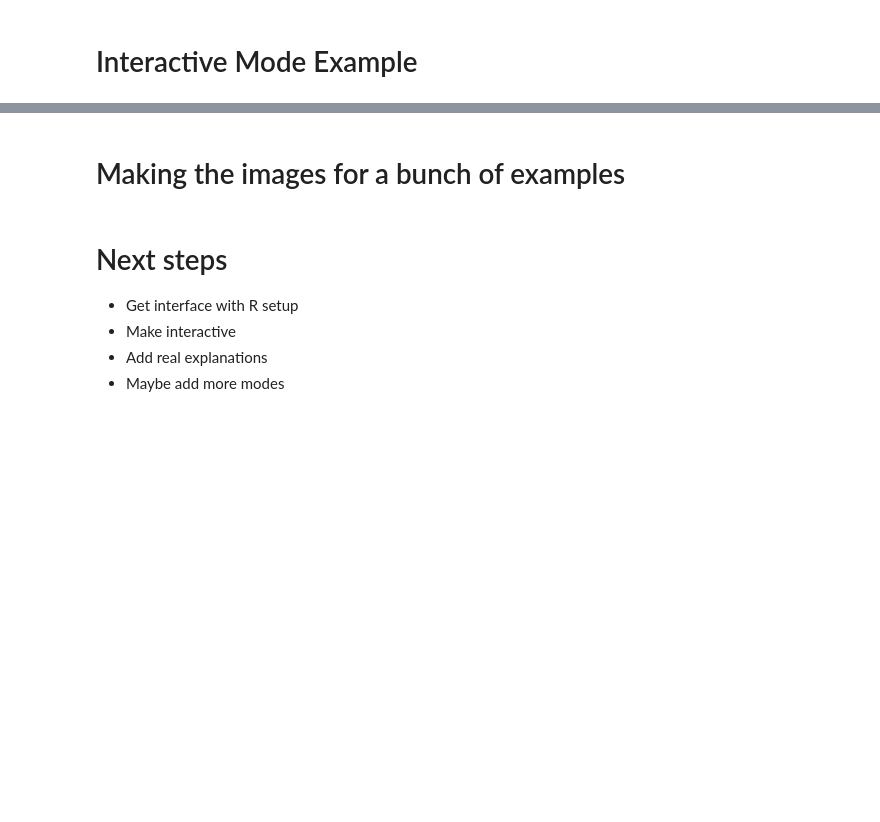
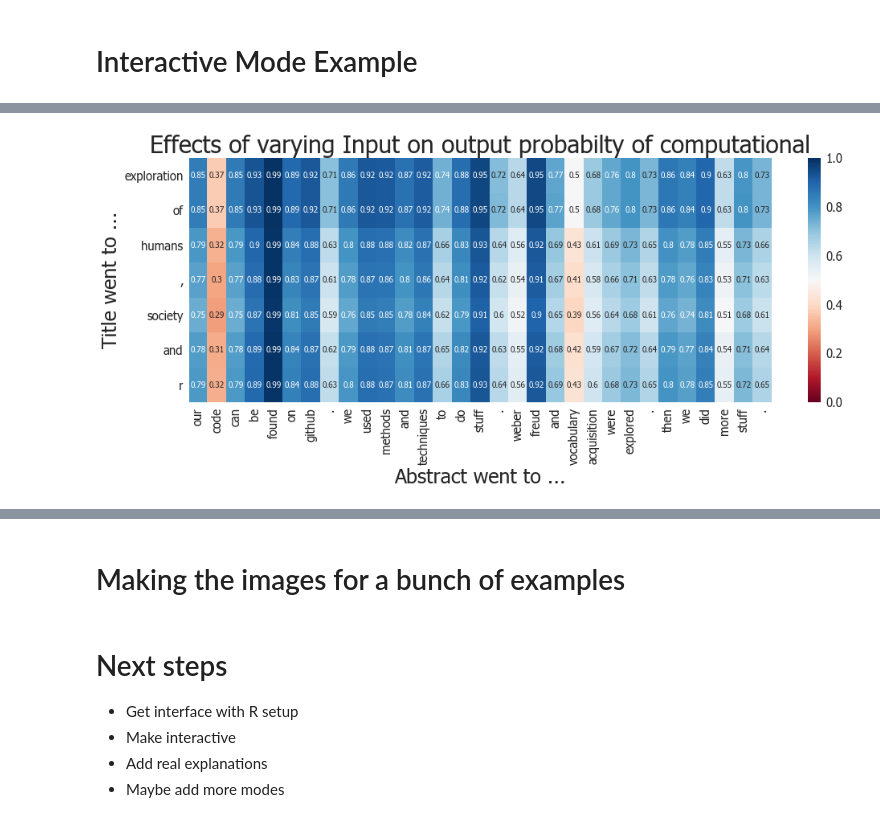
Before and after one commit to dataviz-sp18/fp-reid-mcilroy-young, a Jupyter notebook: Presentation.ipynb, the cells around one changed output, grey strips where cells are left out. Cells and saved outputs as stored; diff of their text form; code cells hidden in the pictures; blank space fills up the shorter version.

```diff
--- a/Presentation.ipynb
+++ b/Presentation.ipynb
@@ -46,10 +16,3 @@ Current interfaces:
 [Word2Vec visual](http://shiny.reidmcy.com/int/)
 
 [Records inspector](http://shiny.reidmcy.com/ntg/)
-# %%
-title = "Exploration of computers, tech and R"
-abstract = 'We used R and Python to do stuff. Then we did more stuff. Our code can be found on Github'
-w2vPath = 'w2v/w2v.bin'
-modelFname = 'data/BiRNN-2-128-260.pt'
-
-%lprun -f simple_id.makeVarArray a = simple_id.makeVarArray(title, abstract, w2vPath, modelFname)
@@ -212,13 +176,14 @@ print(float(pred['probPos']))
 # %%
-predA = makeVaryingArray(exampleDict, Net, w2v)
+predA = simple_id.makeVarArray(title, abstract,w2vPath, modelFname)
 fig, ax = plt.subplots(figsize = (15, 7))
-seaborn.heatmap(predA, ax = ax, vmin=0, vmax=1, cmap='RdBu', annot=True)
+seaborn.heatmap(predA, ax = ax, vmin=0, vmax=1, cmap='RdBu', annot=True, annot_kws={"size":10})
 ax.set_ylabel('Title went to ...')
 ax.set_xlabel('Abstract went to ...')
-ax.set_yticklabels(exampleDict['title_tokens'],rotation = 55, fontsize = 20)
-ax.set_xticklabels([' '.join(t)[:25] + '...' for t in exampleDict['abstract_tokens']],rotation = 0, fontsize = 10)
 ax.set_title("Effects of varying Input on output probabilty of computational")
-plt.savefig('images/occ.pdf', format='pdf');
+fig.tight_layout()
+plt.savefig('images/occ.pdf', format='pdf')
+# %% [output]
+[figure, added]
 # %%
 exampleDict = {
     'title_tokens' : simple_id.tokenizer(title2),
```
Also changed, not shown: parts of 31 cells of this notebook, 8 other files.
